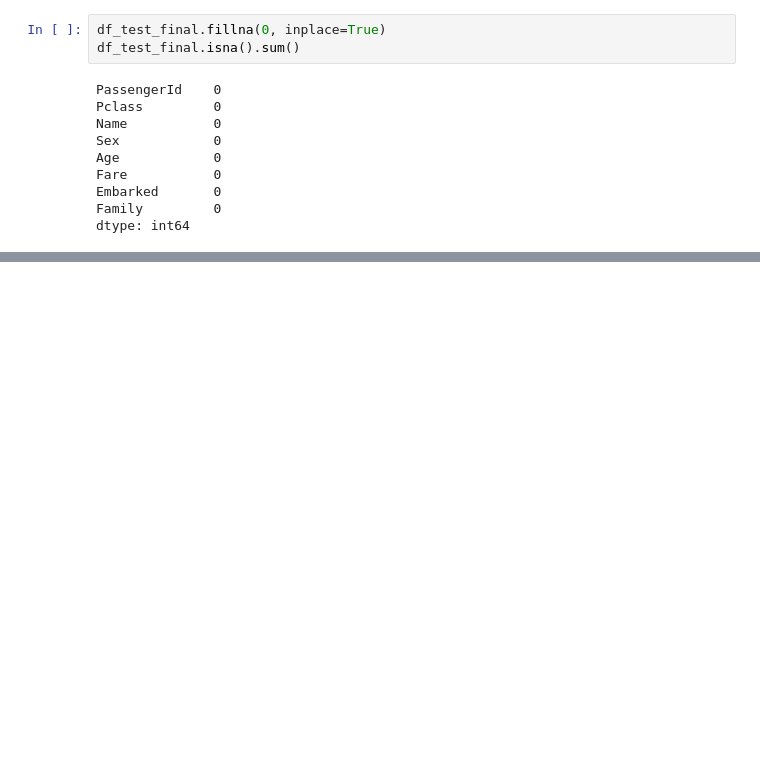
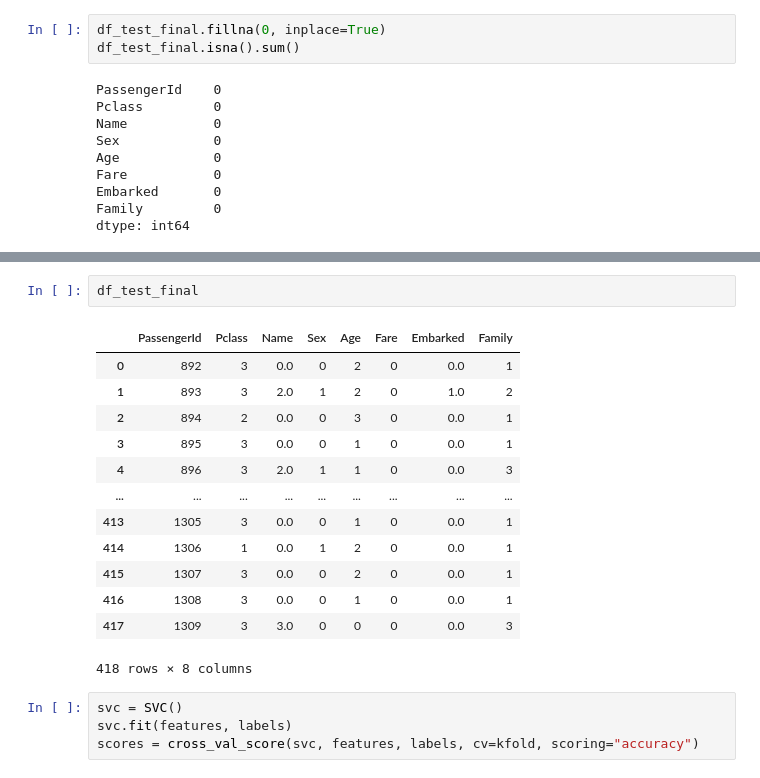
Before and after one commit to sub-blind/Backend, a Jupyter notebook: DataAnalysis/Titanic.ipynb, the cells around one changed output, grey strips where cells are left out. Cells and saved outputs as stored; diff of their text form; blank space fills up the shorter version.

```diff
--- a/DataAnalysis/Titanic.ipynb
+++ b/DataAnalysis/Titanic.ipynb
@@ -505,0 +541,20 @@ ValueError: Input contains NaN, infinity or a value too large for dtype('float32
+# %%
+df_test_final
+# %% [output]
+|  | PassengerId | Pclass | Name | Sex | Age | Fare | Embarked | Family |
+| 0 | 892 | 3 | 0.0 | 0 | 2 | 0 | 0.0 | 1 |
+| 1 | 893 | 3 | 2.0 | 1 | 2 | 0 | 1.0 | 2 |
+| 2 | 894 | 2 | 0.0 | 0 | 3 | 0 | 0.0 | 1 |
+| 3 | 895 | 3 | 0.0 | 0 | 1 | 0 | 0.0 | 1 |
+| 4 | 896 | 3 | 2.0 | 1 | 1 | 0 | 0.0 | 3 |
+| ... | ... | ... | ... | ... | ... | ... | ... | ... |
+| 413 | 1305 | 3 | 0.0 | 0 | 1 | 0 | 0.0 | 1 |
+| 414 | 1306 | 1 | 0.0 | 1 | 2 | 0 | 0.0 | 1 |
+| 415 | 1307 | 3 | 0.0 | 0 | 2 | 0 | 0.0 | 1 |
+| 416 | 1308 | 3 | 0.0 | 0 | 1 | 0 | 0.0 | 1 |
+| 417 | 1309 | 3 | 3.0 | 0 | 0 | 0 | 0.0 | 3 |
+418 rows × 8 columns
+# %%
+svc = SVC()
+svc.fit(features, labels)
+scores = cross_val_score(svc, features, labels, cv=kfold, scoring="accuracy")
```
Also changed, not shown: parts of 12 cells of this notebook.
